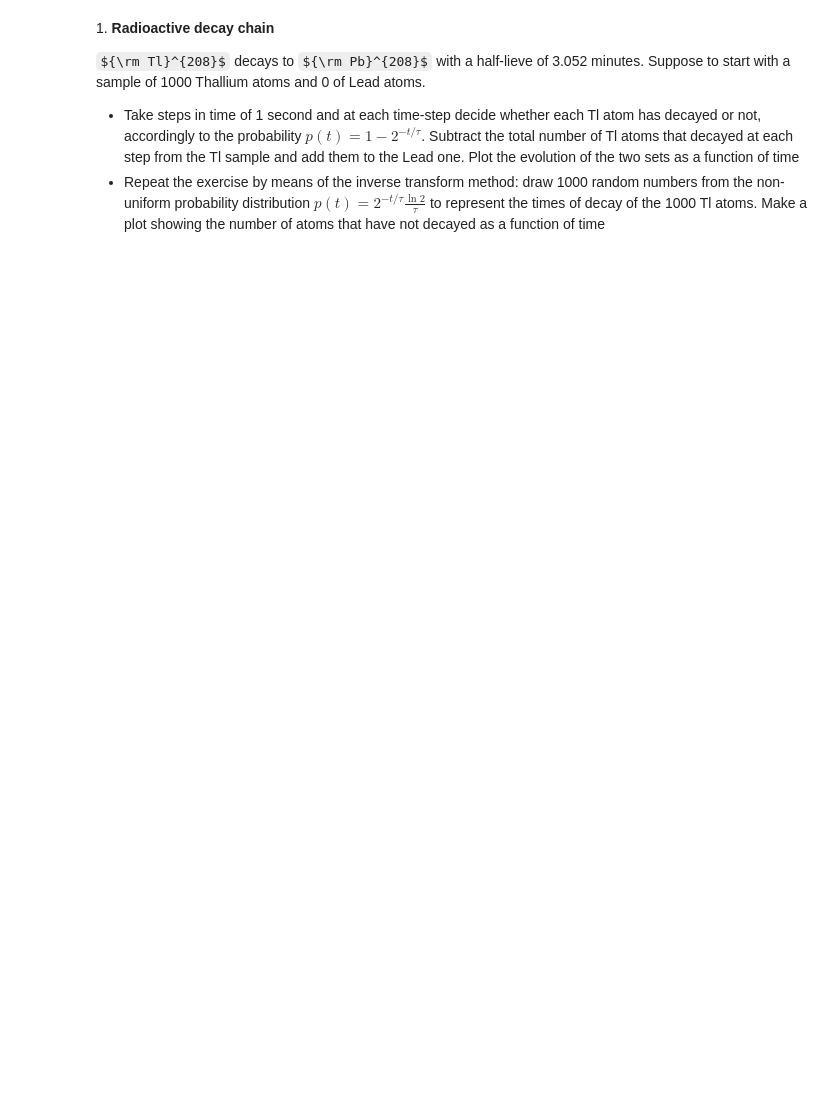
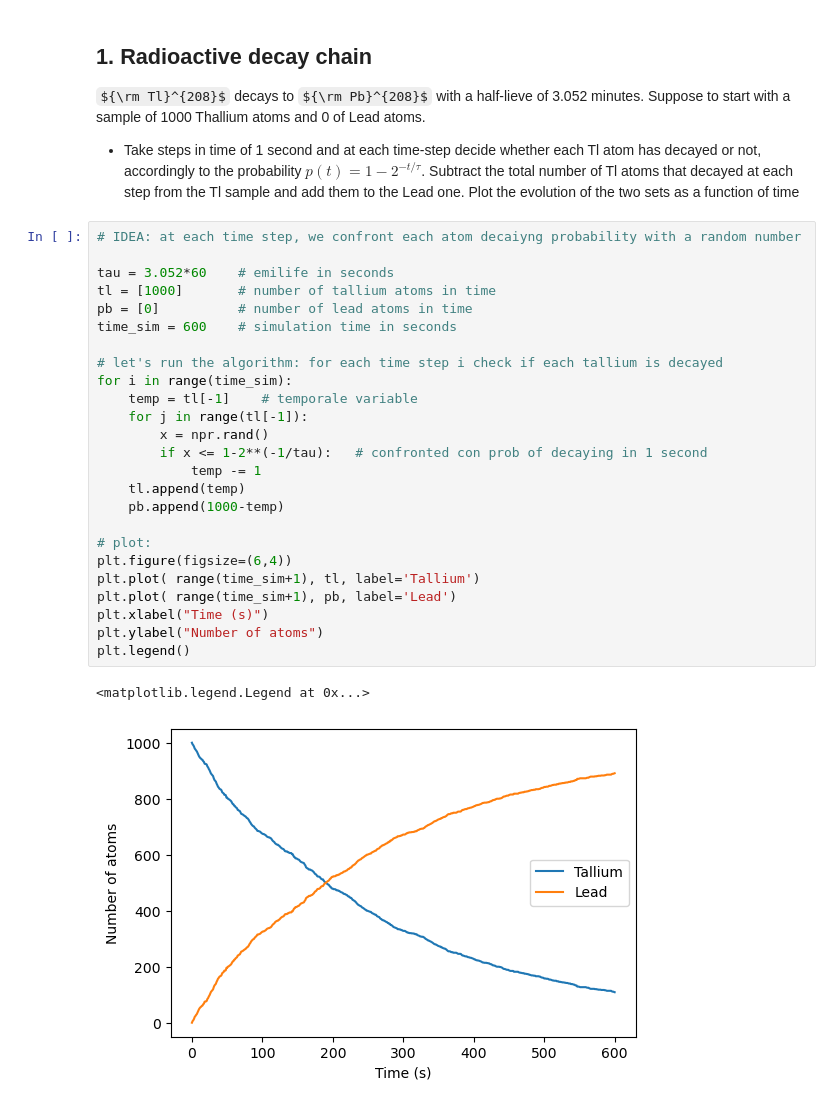
Before and after one commit to seccobenedetto/LCPA, a Jupyter notebook: 10ex_MonteCarlo.ipynb, the cells around one changed output. Saved outputs shown, nothing was run; the diff lists cells and outputs as text; some formulas as TeX source; blank space fills up the shorter version.

```diff
--- a/10ex_MonteCarlo.ipynb
+++ b/10ex_MonteCarlo.ipynb
@@ -1,7 +8,34 @@
 # %% [markdown]
-1\. **Radioactive decay chain**
+## 1\. **Radioactive decay chain**
 
 ${\rm Tl}^{208}$ decays to ${\rm Pb}^{208}$ with a half-lieve of 3.052 minutes. Suppose to start with a sample of 1000 Thallium atoms and 0 of Lead atoms.
 
 * Take steps in time of 1 second and at each time-step decide whether each Tl atom has decayed or not, accordingly to the probability $p(t)=1-2^{-t/\tau}$. Subtract the total number of Tl atoms that decayed at each step from the Tl sample and add them to the Lead one. Plot the evolution of the two sets as a function of time
-* Repeat the exercise by means of the inverse transform method: draw 1000 random numbers from the non-uniform probability distribution $p(t)=2^{-t/\tau}\frac{\ln 2}{\tau}$ to represent the times of decay of the 1000 Tl atoms. Make a plot showing the number of atoms that have not decayed as a function of time
+# %%
+# IDEA: at each time step, we confront each atom decaiyng probability with a random number
+
+tau = 3.052*60    # emilife in seconds
+tl = [1000]       # number of tallium atoms in time
+pb = [0]          # number of lead atoms in time
+time_sim = 600    # simulation time in seconds
+
+# let's run the algorithm: for each time step i check if each tallium is decayed
+for i in range(time_sim):
+    temp = tl[-1]    # temporale variable
+    for j in range(tl[-1]):
+        x = npr.rand()
+        if x <= 1-2**(-1/tau):   # confronted con prob of decaying in 1 second
+            temp -= 1
+    tl.append(temp)
+    pb.append(1000-temp)
+
+# plot:
+plt.figure(figsize=(6,4))
+plt.plot( range(time_sim+1), tl, label='Tallium')
+plt.plot( range(time_sim+1), pb, label='Lead')
+plt.xlabel("Time (s)")
+plt.ylabel("Number of atoms")
+plt.legend()
+# %% [output]
+<matplotlib.legend.Legend at 0x...>
+[figure, added]
```
Also changed, not shown: parts of 16 cells of this notebook, 1 other file.
